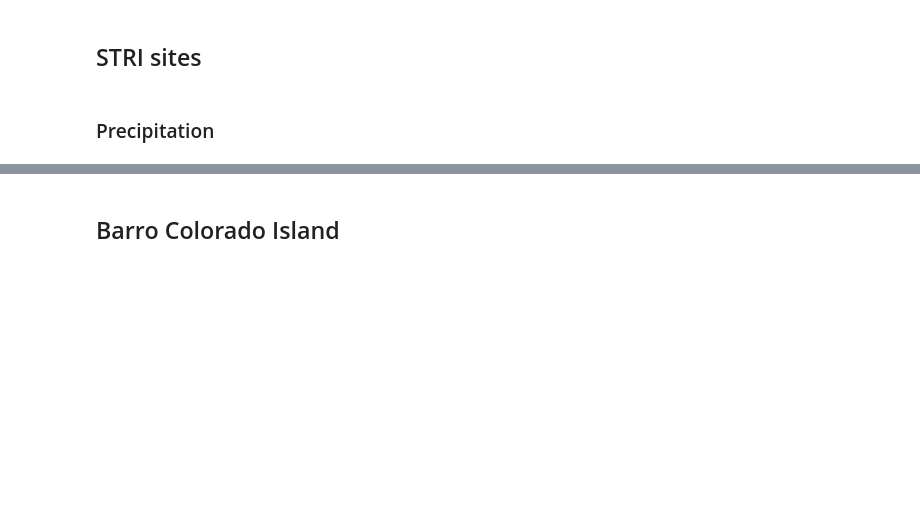
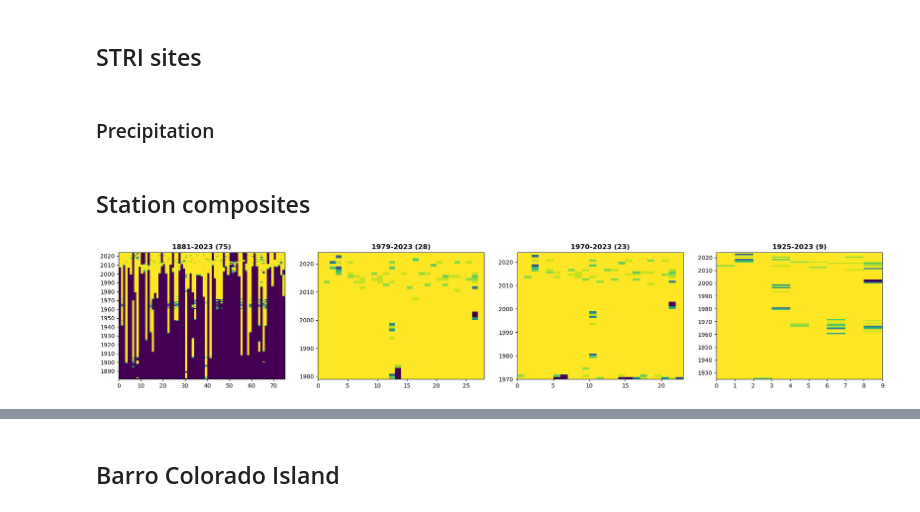
Before and after one commit to clairbarnes/wwa-current, a Jupyter notebook: 24-03_Panama-drought/panama-drought_0P_pre-processing.ipynb, the cells around one changed output, grey strips where cells are left out. Drawn from its saved outputs; the diff is of its cells as text; code cells hidden in the pictures; blank space fills up the shorter version.

```diff
--- a/24-03_Panama-drought/panama-drought_0P_pre-processing.ipynb
+++ b/24-03_Panama-drought/panama-drought_0P_pre-processing.ipynb
@@ -322,3 +279,13 @@ stn_stri = pd.DataFrame.from_dict({"bci" : {"lon" : -82.256565, "lat" : 9.351553
                                      "pnm" : {"lon" : -79.543000, "lat" : 8.994410},
                                      "psl" : {"lon" : -79.974518, "lat" : 9.281031},}).transpose()
 stn_stri.to_csv("data/stations_stri.csv")
+# %% [markdown]
+## Station composites
+# %%
+acp = pd.read_csv("data/pr_stations_acp_monthly.csv", index_col = 0, parse_dates = [0])
+
+acp_nmonths = acp.resample("AS-JAN").count().where(acp.resample("AS-JAN").count() > 0)
+
+acp_sat = acp.loc[slice("1979",None)].loc[:,acp_nmonths.loc[slice("1979",None)].count(axis = 0) > 40]
+acp_mid = acp.loc[slice("1970",None)].loc[:,acp_nmonths.loc[slice("1970",None)].count(axis = 0) > 50]
+acp_long = acp.loc[slice("1925",None)].loc[:,acp_nmonths.loc[slice("1925",None)].count(axis = 0) > 95]
@@ -324,0 +300,14 @@ stn_stri.to_csv("data/stations_stri.csv")
+# %%
+# how many stations are we left with when only complete stations are considered?
+fig, axs = plt.subplots(ncols = 4, figsize = (24,4), dpi = 100)
+
+for i in range(4):
+    ax = axs[i]
+    df = ([acp, acp_sat, acp_mid, acp_long][i]).resample("AS-JAN").count()
+
+    ax.pcolormesh(df)
+    ax.set_title(str(df.index.year.min())+"-"+str(df.index.year.max()) + " ("+str(len(df.columns))+")", fontweight = "bold")
+    ax.set_yticks([df.index.year.tolist().index(y) for y in range(int(np.ceil(df.index.year.min() / 10) * 10), 2030, 10)])
+    ax.set_yticklabels(range(int(np.ceil(df.index.year.min() / 10) * 10), 2030, 10))
+# %% [output]
+[figure, added]
```
Also changed, not shown: parts of 33 cells of this notebook, 46 other files.
